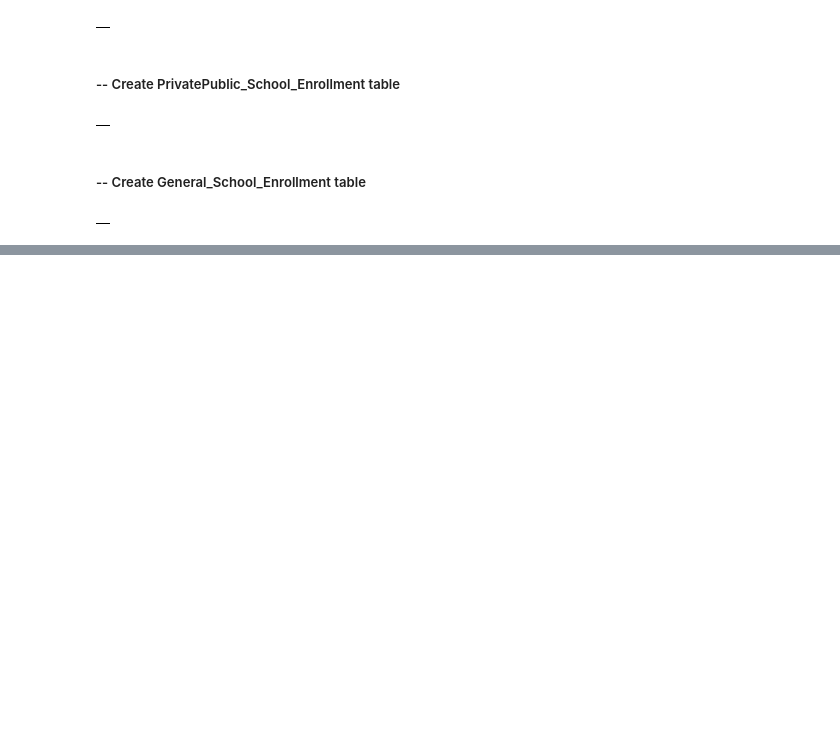
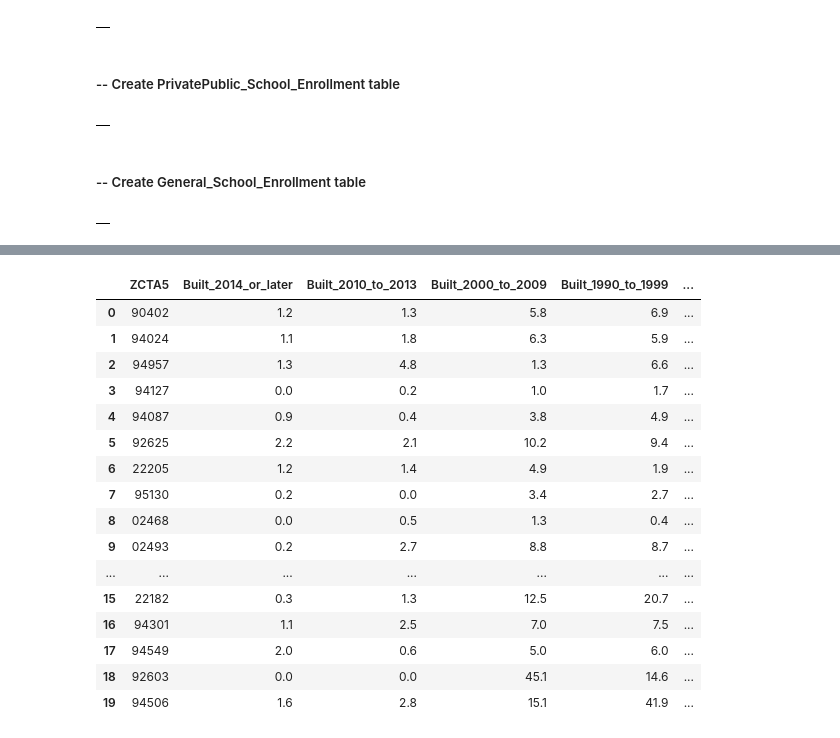
Before and after one commit to xindixu/US-demographic-analysis, a Jupyter notebook: Mai_notebook.ipynb, the cells around one changed output, grey strips where cells are left out. Saved outputs shown, nothing was run; the diff lists cells and outputs as text; code cells hidden in the pictures; blank space fills up the shorter version.

```diff
--- a/Mai_notebook.ipynb
+++ b/Mai_notebook.ipynb
@@ -102,0 +141,26 @@ where NAME is not null
+# %%
+%%bigquery
+select b.*, High_Housing_Value
+from acs_2018_modeled.Built_Year_Beam_DF b join acs_2018_modeled.Housing_Value_Beam_DF h
+on b.ZCTA5 = h.ZCTA5
+where High_Housing_Value <> 0 and Middle_Housing_Value <> 0 and Low_Housing_Value <> 0
+order by High_Housing_Value desc
+limit 20
+# %% [output]
+|  | ZCTA5 | Built_2014_or_later | Built_2010_to_2013 | Built_2000_to_2009 | Built_1990_to_1999 | ... |
+| 0 | 90402 | 1.2 | 1.3 | 5.8 | 6.9 | ... |
+| 1 | 94024 | 1.1 | 1.8 | 6.3 | 5.9 | ... |
+| 2 | 94957 | 1.3 | 4.8 | 1.3 | 6.6 | ... |
+| 3 | 94127 | 0.0 | 0.2 | 1.0 | 1.7 | ... |
+| 4 | 94087 | 0.9 | 0.4 | 3.8 | 4.9 | ... |
+| 5 | 92625 | 2.2 | 2.1 | 10.2 | 9.4 | ... |
+| 6 | 22205 | 1.2 | 1.4 | 4.9 | 1.9 | ... |
+| 7 | 95130 | 0.2 | 0.0 | 3.4 | 2.7 | ... |
+| 8 | 02468 | 0.0 | 0.5 | 1.3 | 0.4 | ... |
+| 9 | 02493 | 0.2 | 2.7 | 8.8 | 8.7 | ... |
+| ... | ... | ... | ... | ... | ... | ... |
+| 15 | 22182 | 0.3 | 1.3 | 12.5 | 20.7 | ... |
+| 16 | 94301 | 1.1 | 2.5 | 7.0 | 7.5 | ... |
+| 17 | 94549 | 2.0 | 0.6 | 5.0 | 6.0 | ... |
+| 18 | 92603 | 0.0 | 0.0 | 45.1 | 14.6 | ... |
+| 19 | 94506 | 1.6 | 2.8 | 15.1 | 41.9 | ... |
```
Also changed, not shown: parts of 4 cells of this notebook.
